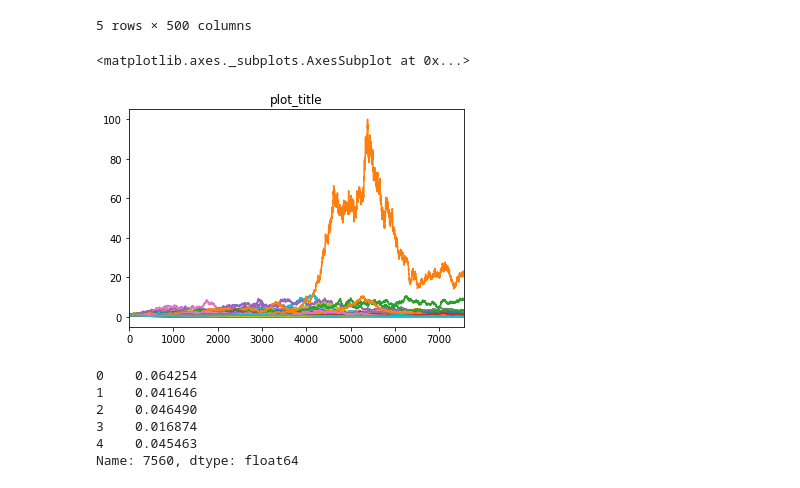
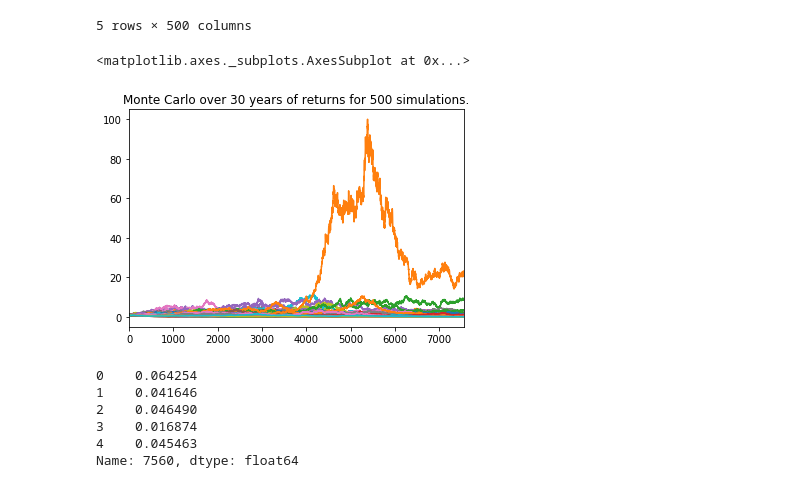
Before and after one commit to bobbent9/api-homework, a Jupyter notebook: portfolio_planner.ipynb, the cells around one changed output. Cells and saved outputs as stored; diff of their text form; code cells hidden in the pictures.

```diff
--- a/portfolio_planner.ipynb
+++ b/portfolio_planner.ipynb
@@ -127,10 +127,10 @@ montecarlo_cumulative_returns.head()
 5 rows × 500 columns
 # %%
 # Visualize the Simulation
-montecarlo_cumulative_returns.plot(legend=None, title="plot_title")
+montecarlo_cumulative_returns.plot(legend=None, title="Monte Carlo over 30 years of returns for 500 simulations.")
 # %% [output]
 <matplotlib.axes._subplots.AxesSubplot at 0x...>
-[figure, old version]
+[figure, new version]
 # %%
 # Select the last row for the cumulative returns (cumulative returns at 30 years)
 year30_returns = portfolio_cumulative_returns.iloc[-1]
```
Also changed, not shown: 4 other files.
